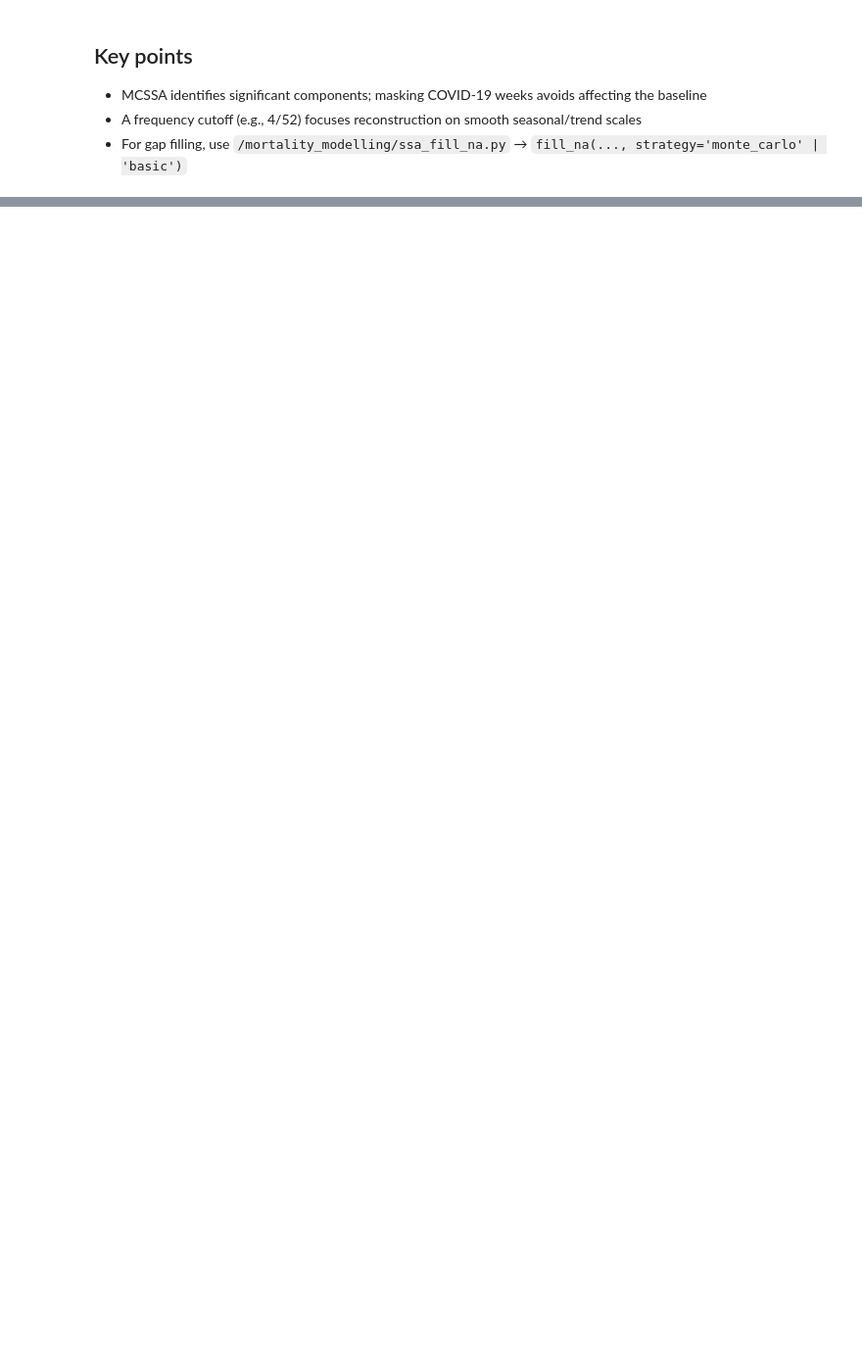
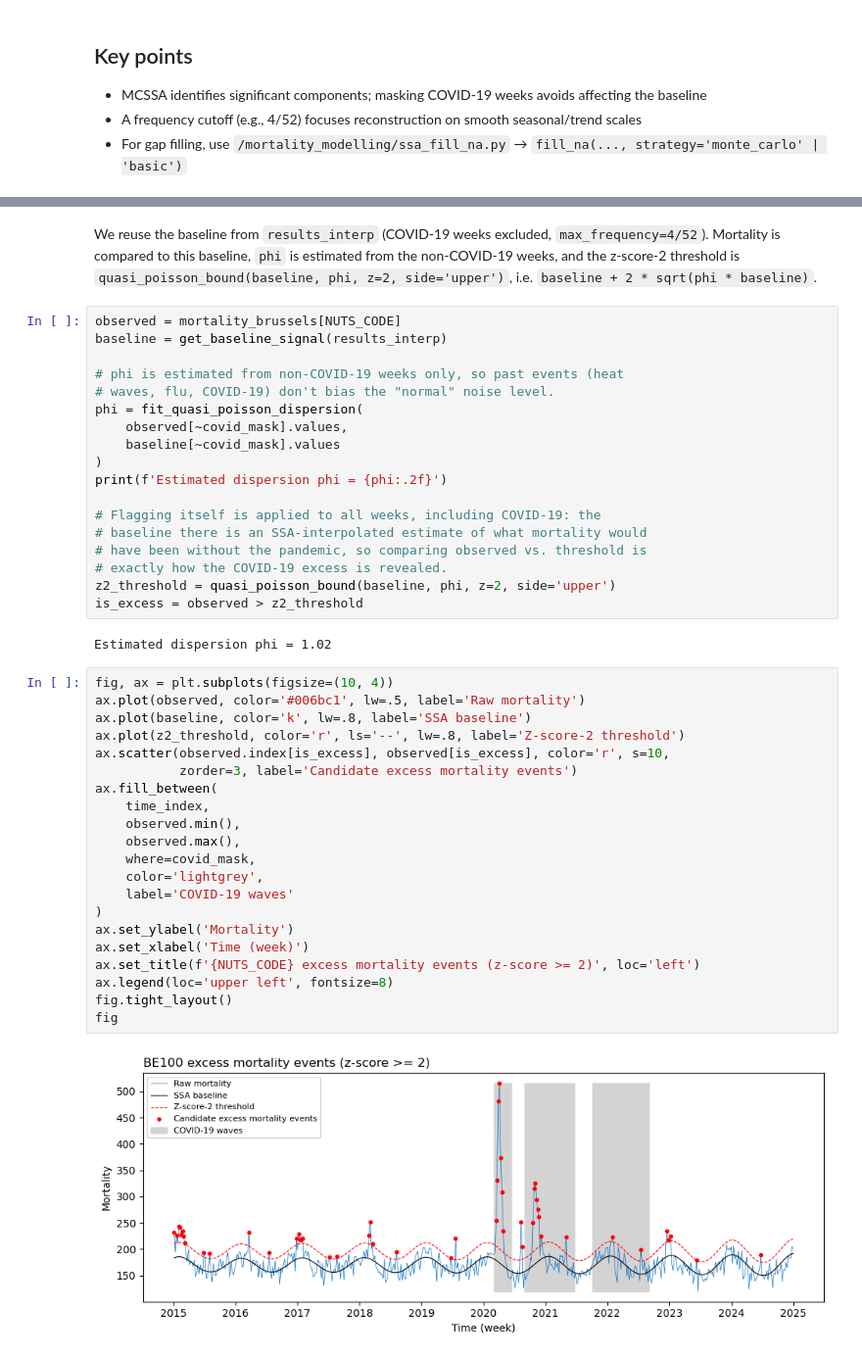
Before and after one commit to dadelforge/ssa-mortality, a Jupyter notebook: ssa_mortality_tutorial.ipynb, the cells around one changed output, grey strips where cells are left out. Shown at 98% size. Drawn from its saved outputs; the diff is of its cells as text; blank space fills up the shorter version.

```diff
--- a/ssa_mortality_tutorial.ipynb
+++ b/ssa_mortality_tutorial.ipynb
@@ -291,0 +326,49 @@ fig
+# %% [markdown]
+We reuse the baseline from `results_interp` (COVID-19 weeks excluded,
+`max_frequency=4/52`). Mortality is compared to this baseline, `phi` is
+estimated from the non-COVID-19 weeks, and the z-score-2 threshold is
+`quasi_poisson_bound(baseline, phi, z=2, side='upper')`, i.e.
+`baseline + 2 * sqrt(phi * baseline)`.
+# %%
+observed = mortality_brussels[NUTS_CODE]
+baseline = get_baseline_signal(results_interp)
+
+# phi is estimated from non-COVID-19 weeks only, so past events (heat
+# waves, flu, COVID-19) don't bias the "normal" noise level.
+phi = fit_quasi_poisson_dispersion(
+    observed[~covid_mask].values,
+    baseline[~covid_mask].values
+)
+print(f'Estimated dispersion phi = {phi:.2f}')
+
+# Flagging itself is applied to all weeks, including COVID-19: the
+# baseline there is an SSA-interpolated estimate of what mortality would
+# have been without the pandemic, so comparing observed vs. threshold is
+# exactly how the COVID-19 excess is revealed.
+z2_threshold = quasi_poisson_bound(baseline, phi, z=2, side='upper')
+is_excess = observed > z2_threshold
+# %% [output]
+Estimated dispersion phi = 1.02
+# %%
+fig, ax = plt.subplots(figsize=(10, 4))
+ax.plot(observed, color='#006bc1', lw=.5, label='Raw mortality')
+ax.plot(baseline, color='k', lw=.8, label='SSA baseline')
+ax.plot(z2_threshold, color='r', ls='--', lw=.8, label='Z-score-2 threshold')
+ax.scatter(observed.index[is_excess], observed[is_excess], color='r', s=10,
+           zorder=3, label='Candidate excess mortality events')
+ax.fill_between(
+    time_index,
+    observed.min(),
+    observed.max(),
+    where=covid_mask,
+    color='lightgrey',
+    label='COVID-19 waves'
+)
+ax.set_ylabel('Mortality')
+ax.set_xlabel('Time (week)')
+ax.set_title(f'{NUTS_CODE} excess mortality events (z-score >= 2)', loc='left')
+ax.legend(loc='upper left', fontsize=8)
+fig.tight_layout()
+fig
+# %% [output]
+[figure, added]
```
Also changed, not shown: parts of 8 cells of this notebook, 2 other files.
